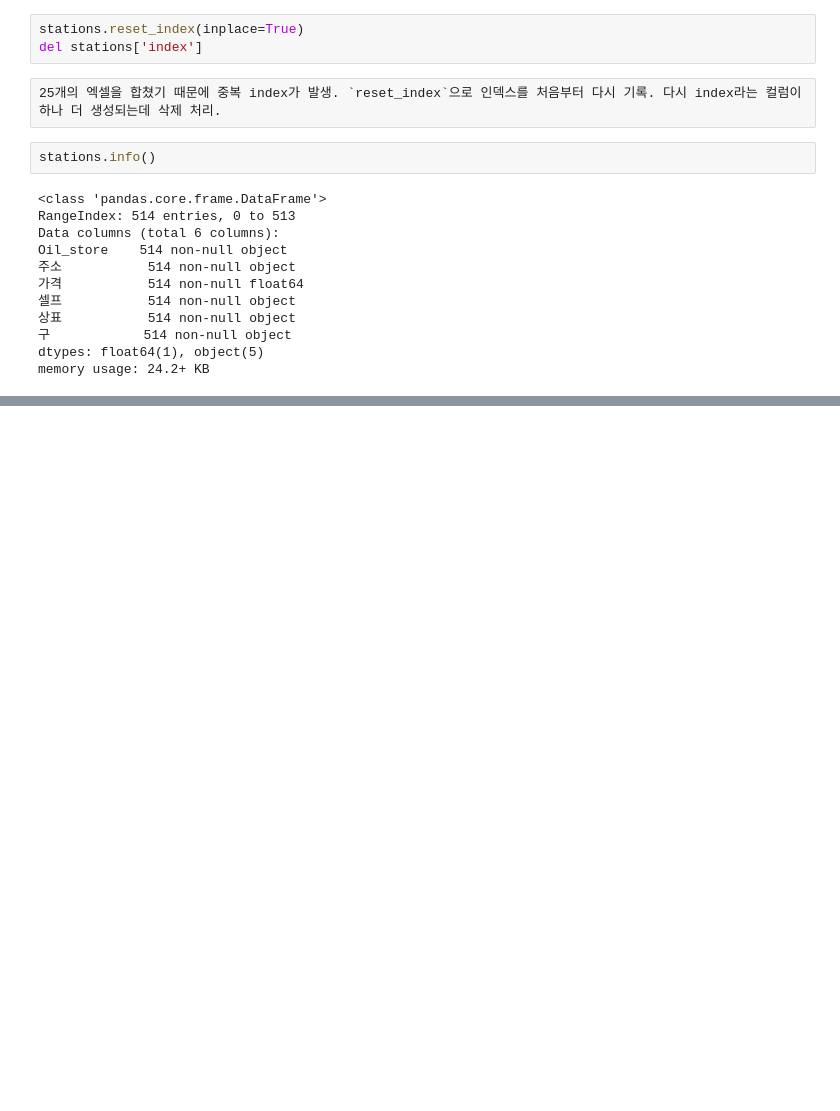
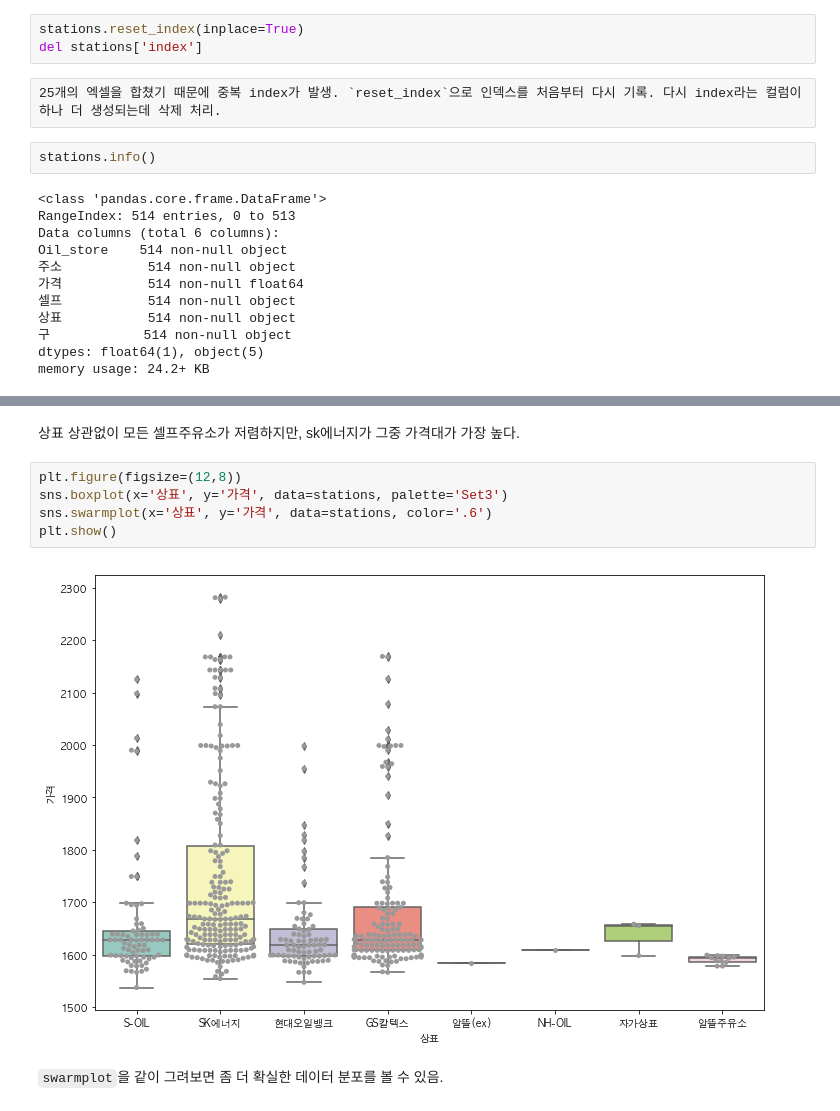
Before and after one commit to KimDoKy/DataScience, a Jupyter notebook: source_code/chap4. Self Oil Station price.ipynb, the cells around one changed output, grey strips where cells are left out. Cells and saved outputs as stored; diff of their text form; blank space fills up the shorter version.

```diff
--- a/source_code/chap4. Self Oil Station price.ipynb
+++ b/source_code/chap4. Self Oil Station price.ipynb
@@ -353,0 +385,11 @@ memory usage: 24.2+ KB
+# %% [markdown]
+상표 상관없이 모든 셀프주유소가 저렴하지만, sk에너지가 그중 가격대가 가장 높다.
+# %%
+plt.figure(figsize=(12,8))
+sns.boxplot(x='상표', y='가격', data=stations, palette='Set3')
+sns.swarmplot(x='상표', y='가격', data=stations, color='.6')
+plt.show()
+# %% [output]
+[figure, added]
+# %% [markdown]
+`swarmplot`을 같이 그려보면 좀 더 확실한 데이터 분포를 볼 수 있음.
```
Also changed, not shown: parts of 5 cells of this notebook.
